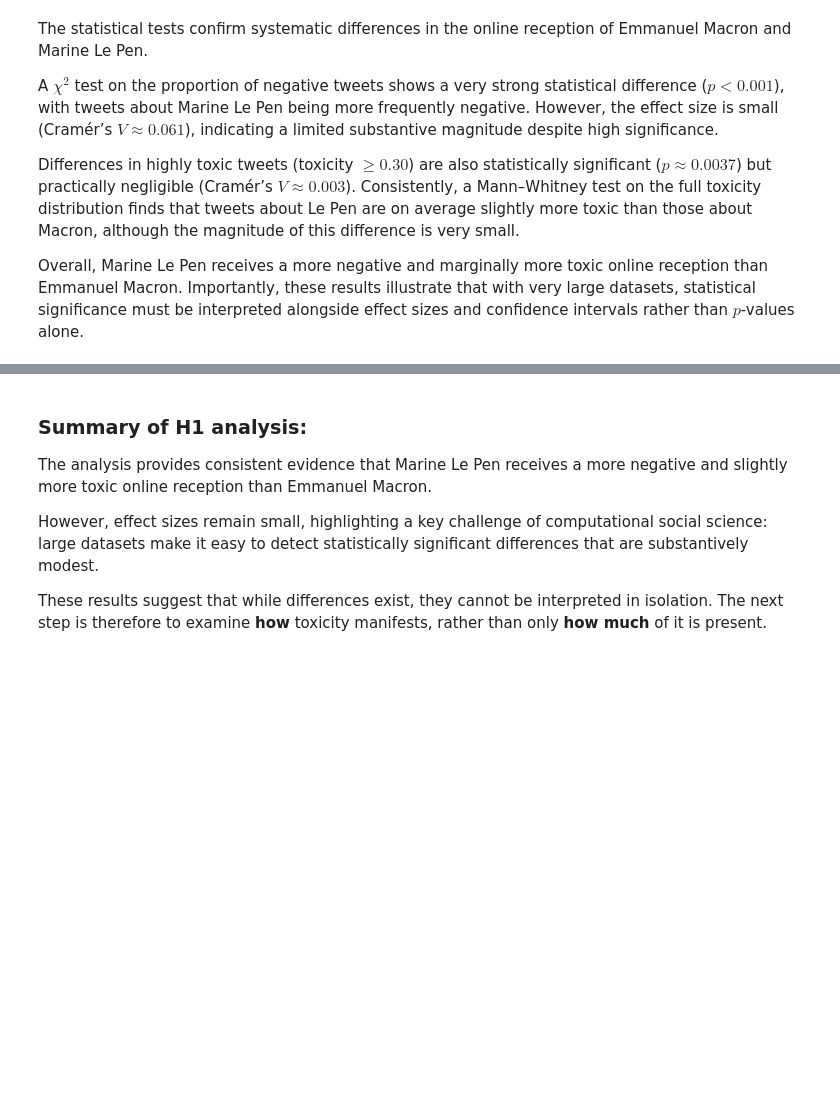
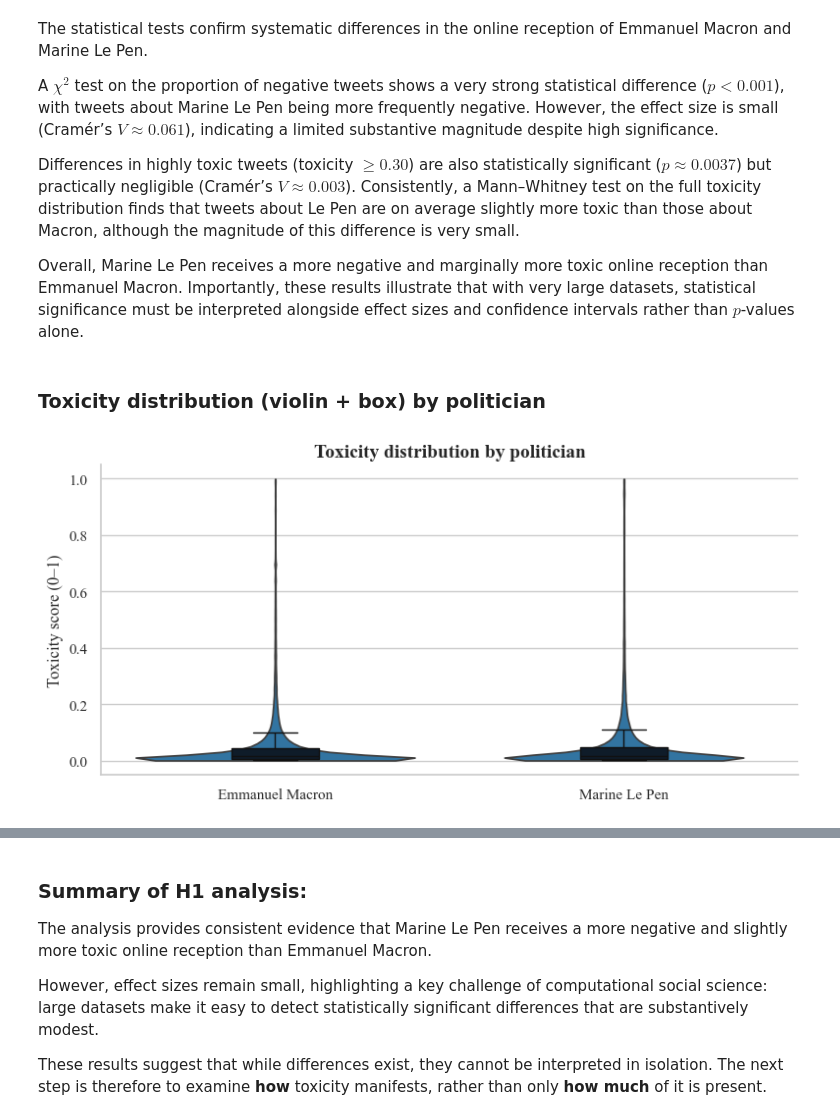
Before and after one commit to micagonzdark/ComputationalSocialSciences, a Jupyter notebook: project/data_analysis.ipynb, the cells around one changed output, grey strips where cells are left out. Drawn from its saved outputs; the diff is of its cells as text; code cells hidden in the pictures; blank space fills up the shorter version.

```diff
--- a/project/data_analysis.ipynb
+++ b/project/data_analysis.ipynb
@@ -526,3 +560,47 @@ A $\chi^2$ test on the proportion of negative tweets shows a very strong statist
 Differences in highly toxic tweets (toxicity $\geq 0.30$) are also statistically significant ($p \approx 0.0037$) but practically negligible (Cramér’s $V \approx 0.003$). Consistently, a Mann–Whitney test on the full toxicity distribution finds that tweets about Le Pen are on average slightly more toxic than those about Macron, although the magnitude of this difference is very small.
 
 Overall, Marine Le Pen receives a more negative and marginally more toxic online reception than Emmanuel Macron. Importantly, these results illustrate that with very large datasets, statistical significance must be interpreted alongside effect sizes and confidence intervals rather than $p$-values alone.
+# %% [markdown]
+### Toxicity distribution (violin + box) by politician
+# %%
+# --- Violin + boxplot: toxicity distribution by politician ---
+plt.figure(figsize=(8, 4))
+
+# filter data to selected politicians
+df_plot = df[df["target_politician"].isin(order)]
+
+# violin plot for overall distribution
+ax = sns.violinplot(
+    data=df_plot,
+    x="target_politician",
+    y="toxicity",
+    order=order,
+    inner=None,  # hide internal marks
+    cut=0       # limit tails to data range
+)
+
+# overlay boxplot to show median and IQR
+sns.boxplot(
+    data=df_plot,
+    x="target_politician",
+    y="toxicity",
+    order=order,
+    width=0.25,
+    showfliers=False,  # hide outliers for clarity
+    ax=ax
+)
+
+# --- Axes labels and title ---
+ax.set_xlabel("")  # no label for x-axis
+ax.set_ylabel("Toxicity score (0–1)")
+ax.set_title("Toxicity distribution by politician")
+
+# remove top and right spines
+sns.despine()
+
+# adjust layout and save figure
+plt.tight_layout()
+plt.savefig(f"{FIG_DIR}/toxicity_violin_box.png", dpi=300)
+plt.show()
+# %% [output]
+[figure, added]
```
Also changed, not shown: parts of 97 cells of this notebook, 1 other file.
